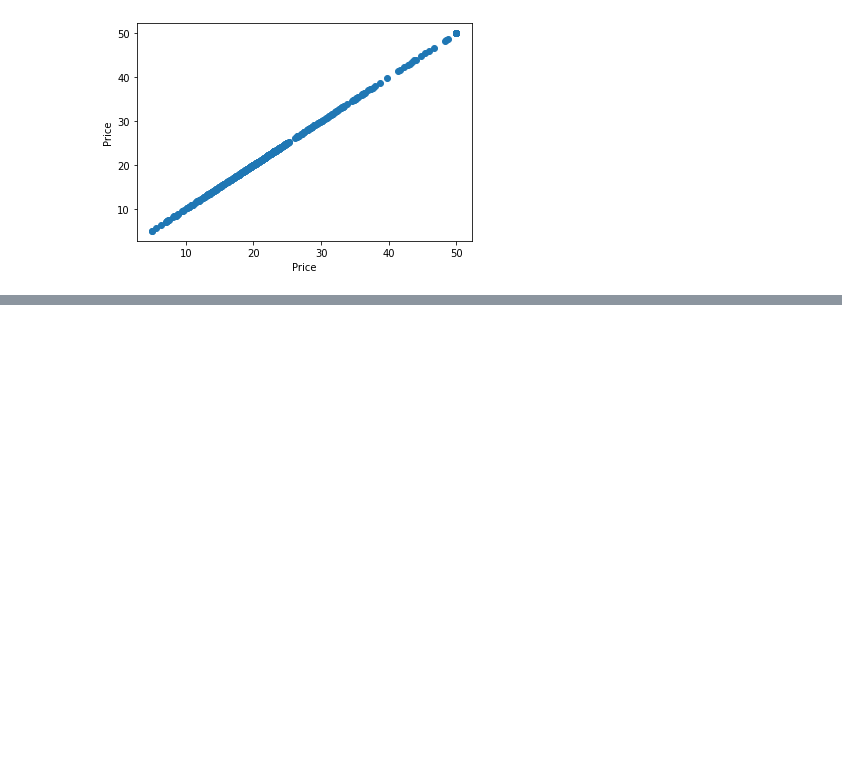
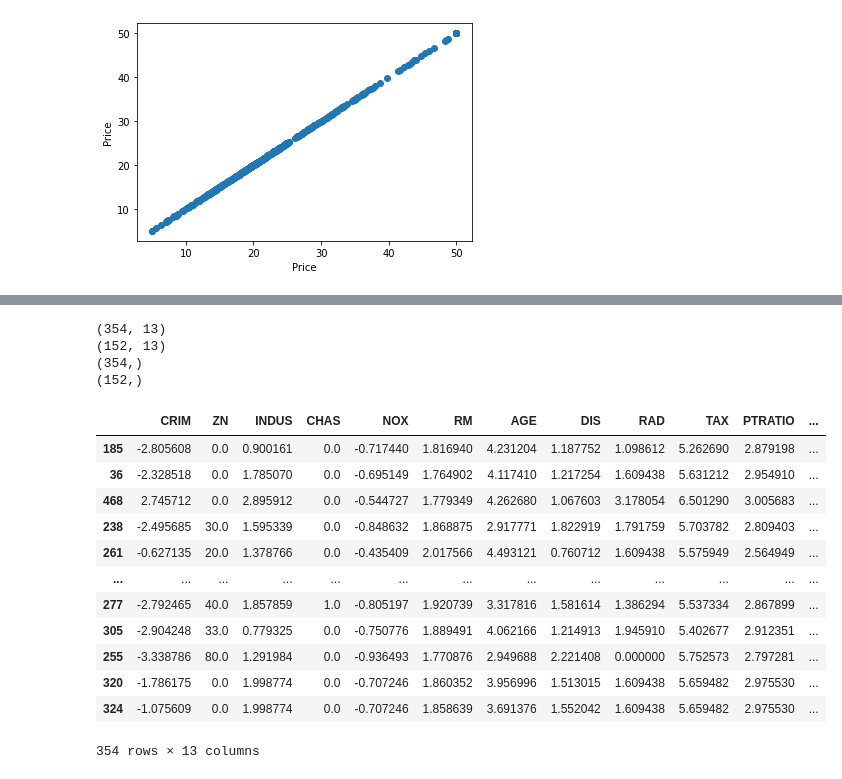
Before and after one commit to shiv0112/boston_random_forest, a Jupyter notebook: notebooks/boston_rndm_forest.ipynb, the cells around one changed output, grey strips where cells are left out. Cells and saved outputs as stored; diff of their text form; code cells hidden in the pictures; blank space fills up the shorter version.

```diff
--- a/notebooks/boston_rndm_forest.ipynb
+++ b/notebooks/boston_rndm_forest.ipynb
@@ -213,0 +309,26 @@ for features in cont_features:
+# %%
+print(X_train.shape)
+print(X_test.shape)
+print(y_train.shape)
+print(y_test.shape)
+# %% [output]
+(354, 13)
+(152, 13)
+(354,)
+(152,)
+# %%
+X_train
+# %% [output]
+|  | CRIM | ZN | INDUS | CHAS | NOX | RM | AGE | DIS | RAD | TAX | PTRATIO | ... |
+| 185 | -2.805608 | 0.0 | 0.900161 | 0.0 | -0.717440 | 1.816940 | 4.231204 | 1.187752 | 1.098612 | 5.262690 | 2.879198 | ... |
+| 36 | -2.328518 | 0.0 | 1.785070 | 0.0 | -0.695149 | 1.764902 | 4.117410 | 1.217254 | 1.609438 | 5.631212 | 2.954910 | ... |
+| 468 | 2.745712 | 0.0 | 2.895912 | 0.0 | -0.544727 | 1.779349 | 4.262680 | 1.067603 | 3.178054 | 6.501290 | 3.005683 | ... |
+| 238 | -2.495685 | 30.0 | 1.595339 | 0.0 | -0.848632 | 1.868875 | 2.917771 | 1.822919 | 1.791759 | 5.703782 | 2.809403 | ... |
+| 261 | -0.627135 | 20.0 | 1.378766 | 0.0 | -0.435409 | 2.017566 | 4.493121 | 0.760712 | 1.609438 | 5.575949 | 2.564949 | ... |
+| ... | ... | ... | ... | ... | ... | ... | ... | ... | ... | ... | ... | ... |
+| 277 | -2.792465 | 40.0 | 1.857859 | 1.0 | -0.805197 | 1.920739 | 3.317816 | 1.581614 | 1.386294 | 5.537334 | 2.867899 | ... |
+| 305 | -2.904248 | 33.0 | 0.779325 | 0.0 | -0.750776 | 1.889491 | 4.062166 | 1.214913 | 1.945910 | 5.402677 | 2.912351 | ... |
+| 255 | -3.338786 | 80.0 | 1.291984 | 0.0 | -0.936493 | 1.770876 | 2.949688 | 2.221408 | 0.000000 | 5.752573 | 2.797281 | ... |
+| 320 | -1.786175 | 0.0 | 1.998774 | 0.0 | -0.707246 | 1.860352 | 3.956996 | 1.513015 | 1.609438 | 5.659482 | 2.975530 | ... |
+| 324 | -1.075609 | 0.0 | 1.998774 | 0.0 | -0.707246 | 1.858639 | 3.691376 | 1.552042 | 1.609438 | 5.659482 | 2.975530 | ... |
+354 rows × 13 columns
```
Also changed, not shown: parts of 38 cells of this notebook.
